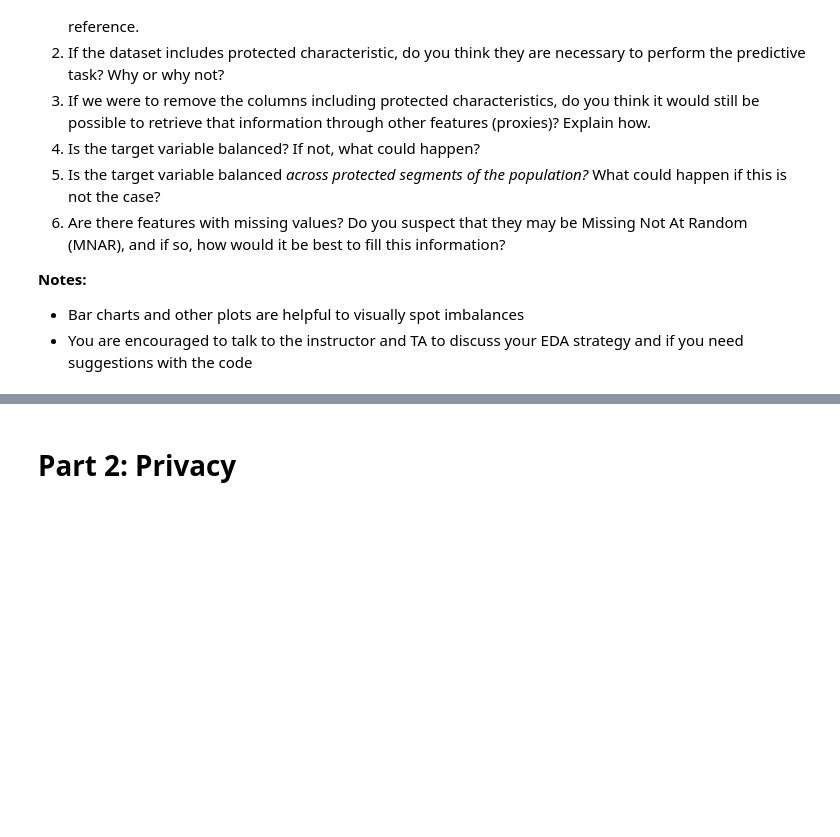
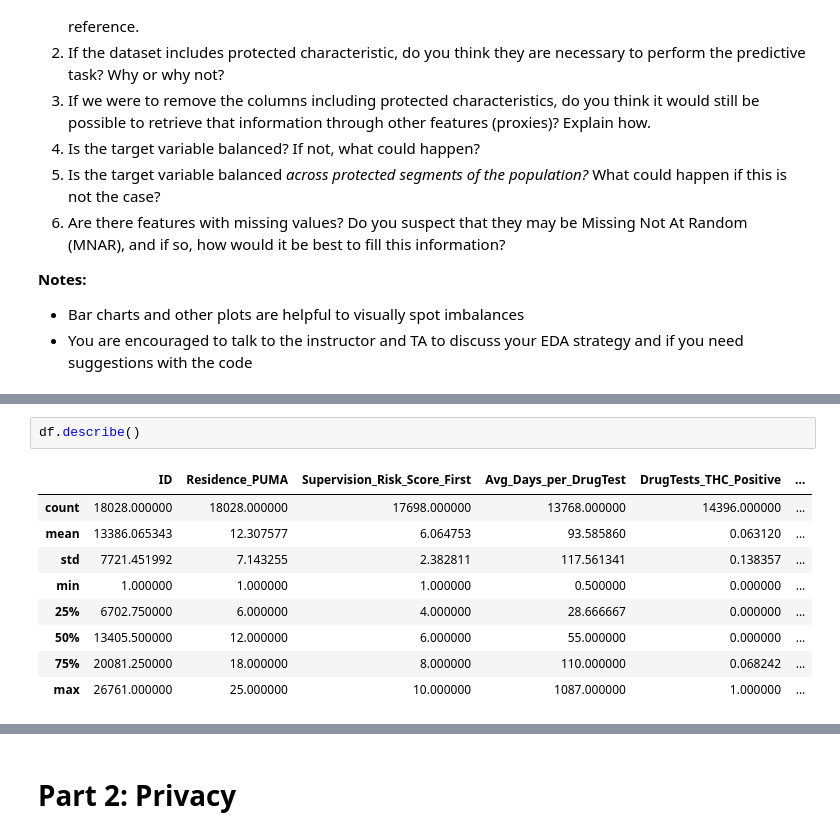
Before and after one commit to RaymondZhang20/DSCI430, a Jupyter notebook: Module 2 assignment-1.ipynb, the cells around one changed output, grey strips where cells are left out. Saved outputs shown, nothing was run; the diff lists cells and outputs as text; blank space fills up the shorter version.

```diff
--- a/Module 2 assignment-1.ipynb
+++ b/Module 2 assignment-1.ipynb
@@ -177,0 +209,12 @@ You are free to use tools and functions of your choice to complete the EDA. Your
+# %%
+df.describe()
+# %% [output]
+|  | ID | Residence_PUMA | Supervision_Risk_Score_First | Avg_Days_per_DrugTest | DrugTests_THC_Positive | ... |
+| count | 18028.000000 | 18028.000000 | 17698.000000 | 13768.000000 | 14396.000000 | ... |
+| mean | 13386.065343 | 12.307577 | 6.064753 | 93.585860 | 0.063120 | ... |
+| std | 7721.451992 | 7.143255 | 2.382811 | 117.561341 | 0.138357 | ... |
+| min | 1.000000 | 1.000000 | 1.000000 | 0.500000 | 0.000000 | ... |
+| 25% | 6702.750000 | 6.000000 | 4.000000 | 28.666667 | 0.000000 | ... |
+| 50% | 13405.500000 | 12.000000 | 6.000000 | 55.000000 | 0.000000 | ... |
+| 75% | 20081.250000 | 18.000000 | 8.000000 | 110.000000 | 0.068242 | ... |
+| max | 26761.000000 | 25.000000 | 10.000000 | 1087.000000 | 1.000000 | ... |
```
Also changed, not shown: parts of 14 cells of this notebook.
